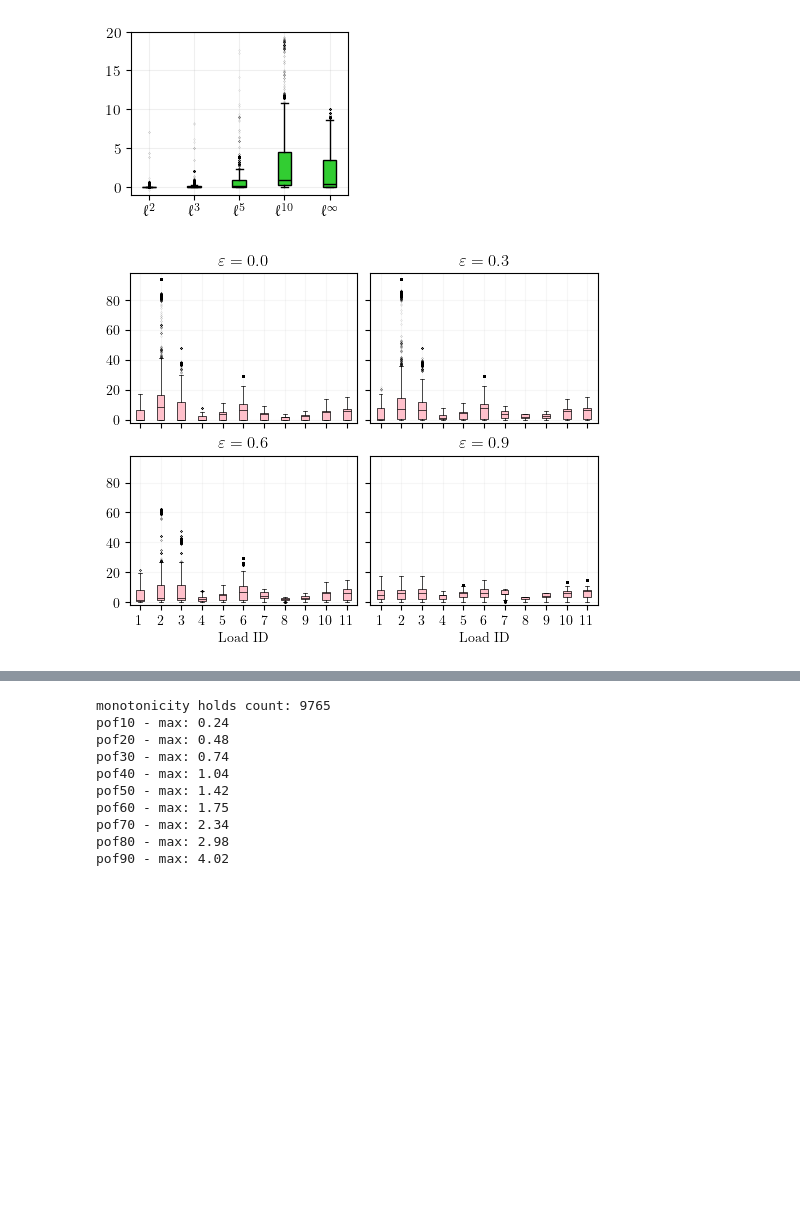
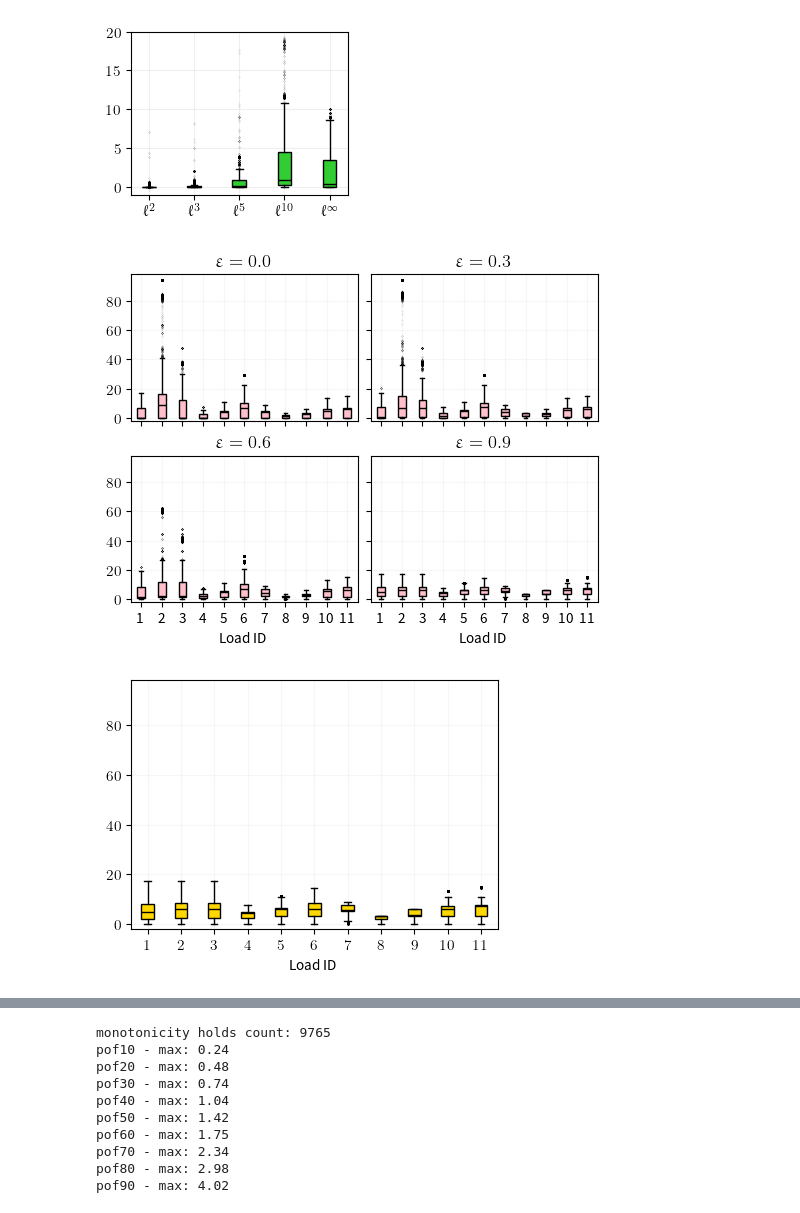
Before and after one commit to kaarthiksundar/FairlyExtreme, a Jupyter notebook: output/plots/python/case-study-plots.ipynb, the cells around one changed output, grey strips where cells are left out. Cells and saved outputs as stored; diff of their text form; code cells hidden in the pictures; blank space fills up the shorter version.

Commit message:
more presentation plots

```diff
--- a/output/plots/python/case-study-plots.ipynb
+++ b/output/plots/python/case-study-plots.ipynb
@@ -305,34 +305,52 @@ set_box_color(bplot, 'pink', '-')
 ax[1].grid(alpha=0.1)
 ax[1].set_title(r'$\varepsilon=0.3$')
 
 
 bplot = ax[2].boxplot(get_bp_load_sheds('dc-ls-cons-60.csv'), positions=ticks, flierprops={'marker': '.', 'markersize': 0.2, 'markerfacecolor': 'gray', 'alpha': 0.5}, widths=0.15, vert=True, patch_artist=True)
 ax[2].set_xticklabels(labels)
 ax[2].set_yticks([0, 20, 40, 60, 80])
 ax[2].set_xticks(ticks)
 ax[2].set_xlim([0.8, 5.2])
 ax[2].set_ylim([-2, 98])
 set_box_color(bplot, 'pink', '-')
 ax[2].grid(alpha=0.1)
 ax[2].set_xlabel('Load ID')
 ax[2].set_title(r'$\varepsilon=0.6$')
 
 bplot = ax[3].boxplot(get_bp_load_sheds('dc-ls-cons-90.csv'), positions=ticks, flierprops={'marker': '.', 'markersize': 0.2, 'markerfacecolor': 'gray', 'alpha': 0.5}, widths=0.15, vert=True, patch_artist=True)
 ax[3].set_xticklabels(labels)
 ax[3].set_yticklabels([])
 ax[3].set_yticks([0, 20, 40, 60, 80])
 ax[3].set_xticks(ticks)
 ax[3].set_xlim([0.8, 5.2])
 ax[3].set_ylim([-2, 98])
 set_box_color(bplot, 'pink', '-')
 ax[3].grid(alpha=0.1)
 ax[3].set_xlabel('Load ID')
 ax[3].set_title(r'$\varepsilon=0.9$')
 
 fig.set_size_inches(5, 4)
 plt.savefig('cons-unweighted.pdf', format='pdf')
+
+labels = [r'$1$', r'$2$', r'$3$', r'$4$', r'$5$', r'$6$', r'$7$', r'$8$', r'$9$', r'$10$', r'$11$']
+fig, ax = plt.subplots(1, 1,constrained_layout=True)
+
+bplot = ax.boxplot(get_bp_load_sheds('dc-ls-cons-90.csv'), positions=ticks, flierprops={'marker': '.', 'markersize': 0.2, 'markerfacecolor': 'gray', 'alpha': 0.5}, widths=0.15, vert=True, patch_artist=True)
+ax.set_xticklabels(labels)
+ax.set_yticks([0, 20, 40, 60, 80])
+ax.set_xticks(ticks)
+ax.set_xlim([0.8, 5.2])
+ax.set_ylim([-2, 98])
+set_box_color(bplot, 'gold', '-')
+ax.grid(alpha=0.1)
+ax.set_xlabel('Load ID')
+# ax.set_title(r'$\varepsilon=0.9$')
+
+fig.set_size_inches(4, 3)
+plt.savefig('cons-eps9.pdf', format='pdf')
 # %% [output]
-[figure, old version]
+[figure, new version]
+[figure, added]
 # %%
 # Get Gini and Jain Indexes for constraint fairness
 cons_filenames = ['dc-ls-cons-0.csv',
```
Also changed, not shown: parts of 2 cells of this notebook, 9 other files.
